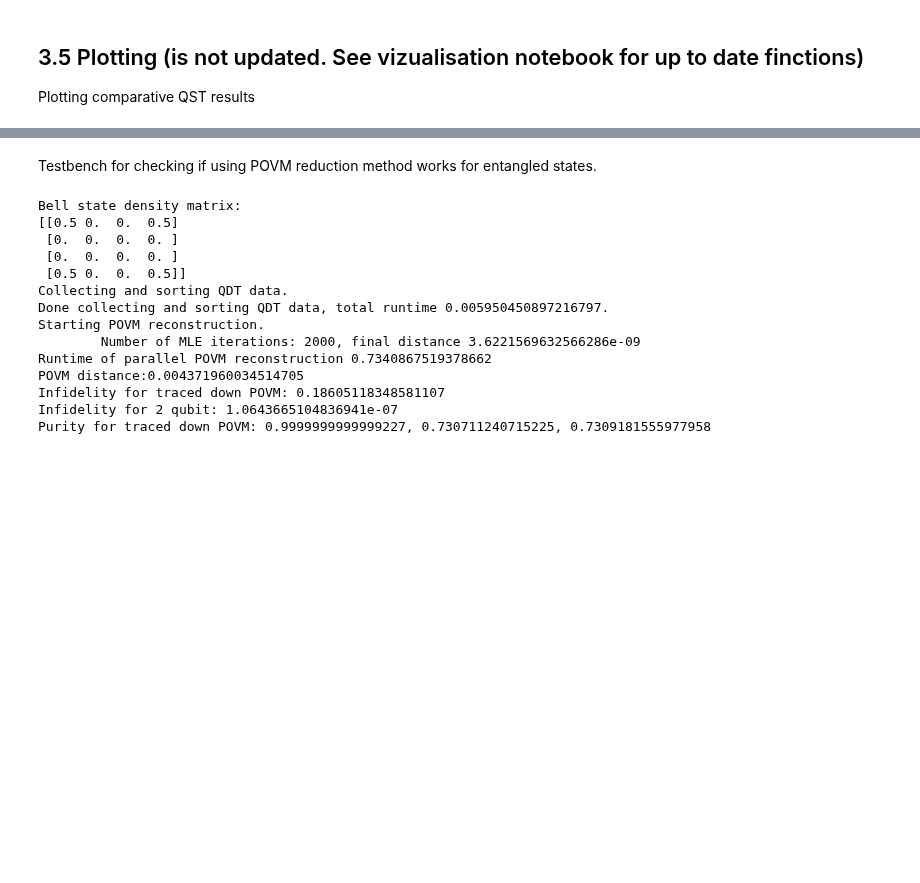
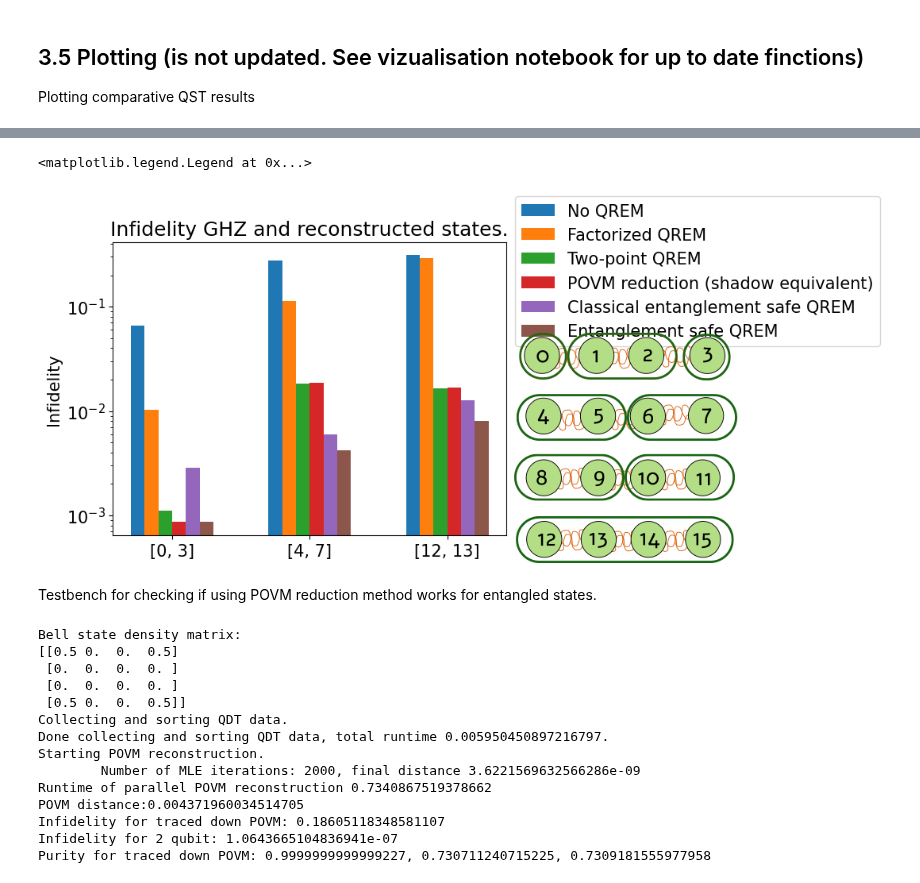
Before and after one commit to AdrianAasen/CREMST, a Jupyter notebook: Scalable_QREM.ipynb, the cells around one changed output, grey strips where cells are left out. Cells and saved outputs as stored; diff of their text form; code cells hidden in the pictures; blank space fills up the shorter version.

Commit message:
Updated plotting functions to be more user friendly

```diff
--- a/Scalable_QREM.ipynb
+++ b/Scalable_QREM.ipynb
@@ -147,7 +147,10 @@ else:
             if noise_mode == 3:
                 print(f'Using random noisy POVMs selected from experiments.')
             cluster_cap = 4 # Caps local POMV correlation
-            cluster_size = ot.generate_chunk_sizes(chunk_size, n_chunks, cluster_cap)
+            #cluster_size = ot.generate_chunk_sizes(chunk_size, n_chunks, cluster_cap)
+
+            print("Using fixed cluster sizes")
+            cluster_size = np.array([4, 2, 2, 2, 2, 1, 2, 1])
             print(cluster_size)
             n_clusters = len(cluster_size)
 
@@ -473,6 +477,11 @@ NameError: name 'two_point_POVM' is not defined
 # %% [markdown]
 Create all the POVMs from the found cluster states
 # %%
+
+# Assume perfect noise cluster structure
+true_cluster_labels = ot.get_true_cluster_labels(cluster_size)
+noise_cluster_labels = true_cluster_labels
+
 # Create a all POVMS for the noise clusters
 QDT_index_counts = [ot.get_traced_out_index_counts(QDT_outcomes, subsystem_label) for subsystem_label in noise_cluster_labels]
 clustered_QDOT = Parallel(n_jobs = n_cores,verbose = 10)(delayed(parallel_QDOT)(noise_cluster_labels[i], QDT_index_counts[i], hash_family, n_hash_symbols, n_qubits, one_qubit_calibration_states) for i in range(len(noise_cluster_labels)))
@@ -554,7 +565,7 @@ We do comparison between multiple different approaches to do cluster based reado
 # %%
 
 # Assume perfect recon
-clustered_QDOT = povm_array
+#clustered_QDOT = povm_array
 
 true_cluster_labels = ot.get_true_cluster_labels(cluster_size)
 noise_cluster_labels = true_cluster_labels
@@ -1223,3 +1072,65 @@ ValueError: einstein sum subscripts string contains too many subscripts for oper
+# %%
+
+# Plotting
+#data_path = "QDOT_results/2024-08-01_13-23-06_9debe732-8fc3-49b5-bdde-ef8b208d43b5"
+with open(f'{data_path}/result_QST.npy', 'rb') as f:
+    result_dict =  np.load(f, allow_pickle=True).item()
+
+
+traced_down_rho_true_array = result_dict['traced_down_rho_true_array']
+state_reduction_rho_average_array = result_dict['state_reduction_rho_average_array']
+two_RDM_QREM_rho_average_array = result_dict['two_RDM_QREM_rho_average_array']
+no_QREM_rho_average_array = result_dict['no_QREM_rho_average_array']
+povm_reduction_rho_average_array = result_dict['povm_reduction_rho_average_array']
+factorized_QREM_rho_average_array = result_dict['factorized_QREM_rho_average_array']
+classical_cluster_QREM_rho_average_array = result_dict['classical_cluster_QREM_rho_average_array']
+entanglement_safe_QREM_rho_average_array = result_dict['entanglement_safe_QREM_rho_average_array']
+classical_entangelment_safe_QREM_rho_average_array = result_dict['classical_entangelment_safe_QREM_rho_average_array']
+two_point_corr_labels   = result_dict['two_point_corr_labels']
+n_averages = result_dict['n_average']
+
+
+state_array = [no_QREM_rho_average_array,
+                factorized_QREM_rho_average_array,
+               two_RDM_QREM_rho_average_array,
+               povm_reduction_rho_average_array,
+#               classical_cluster_QREM_rho_average_array,
+#               state_reduction_rho_average_array,
+               classical_entangelment_safe_QREM_rho_average_array,
+               entanglement_safe_QREM_rho_average_array
+]
+
+label_array = ['No QREM',
+                'Factorized QREM',
+               'Two-point QREM',
+               'POVM reduction (shadow equivalent)',
+#              'Classical factorized cluster QREM',
+#               'Factorized cluster QREM',
+               'Classical entanglement safe QREM',
+               'Entanglement safe QREM',
+]
+
+#point_array = ['r+','go','b*','cd','mx','k1']
+
+x = np.arange(len(corr_x_label))  # the label locations
+width = 0.1  # the width of the bars
+multiplier = 0
+
+fig, ax = plt.subplots()
+img = plt.imread("cluster_image_small.png")
+fig.figimage(img, 600, 5, zorder=3, alpha=1)
+for attribute, state in zip(label_array, state_array):
+    offset = width * multiplier
+    rects = ax.bar(x + offset, average_infidelities(state, traced_down_rho_true_array), width, label=attribute)
+    multiplier += 1
+ax.set_yscale('log')
+ax.set_title(rf"Infidelity GHZ and reconstructed states.")
+ax.set_xticks(x + 2.5*width, corr_x_label)
+ax.set_ylabel('Infidelity')
+plt.legend(loc='center left', bbox_to_anchor=(1, 0.9))
+# %% [output]
+<matplotlib.legend.Legend at 0x...>
+[figure, added]
 # %% [markdown]
 Testbench for checking if using POVM reduction method works for entangled states.
 # %%
```
Also changed, not shown: parts of 10 cells of this notebook.
